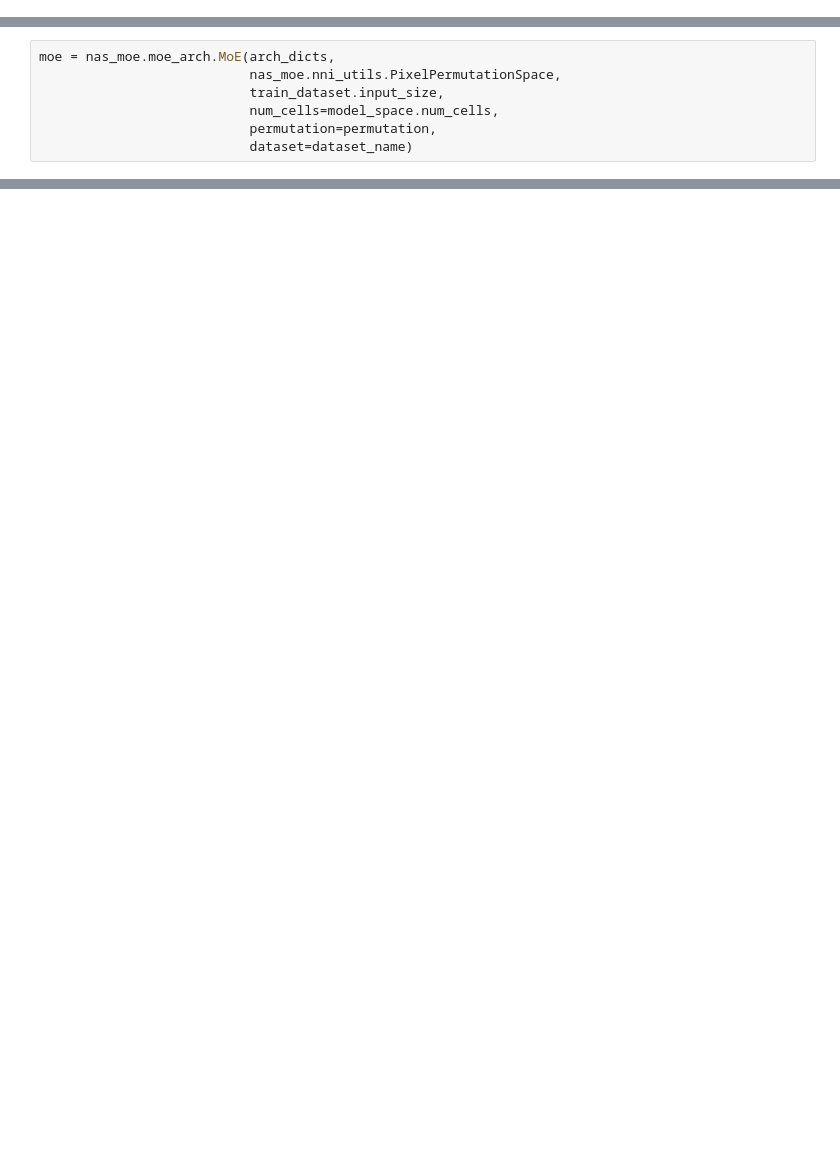
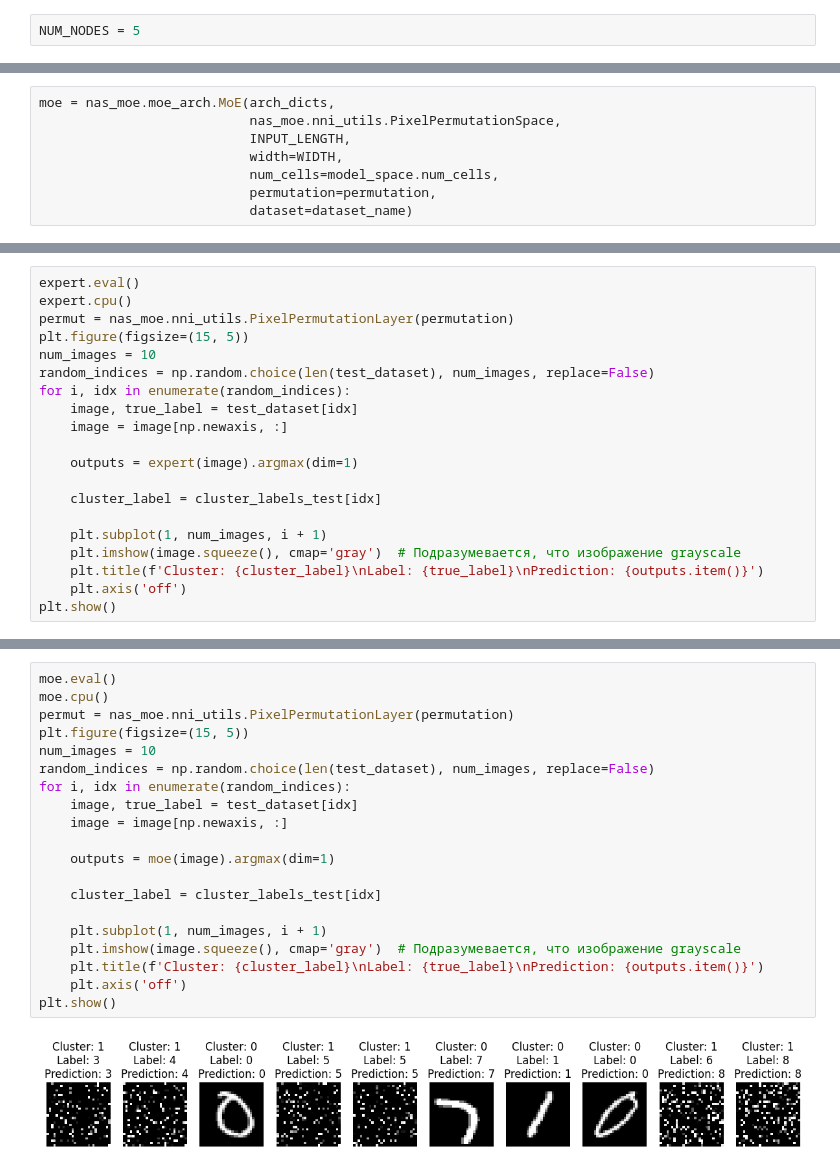
Before and after one commit to intsystems/nas-for-moe, a Jupyter notebook: code/main.ipynb, the cells around one changed output, grey strips where cells are left out. Saved outputs shown, nothing was run; the diff lists cells and outputs as text; blank space fills up the shorter version.

```diff
--- a/code/main.ipynb
+++ b/code/main.ipynb
@@ -73,0 +153,2 @@ train_loader = DataLoader(
+# %%
+NUM_NODES = 5
@@ -74,7 +185,8 @@ train_loader = DataLoader(
 # %%
 moe = nas_moe.moe_arch.MoE(arch_dicts,
                            nas_moe.nni_utils.PixelPermutationSpace,
-                           train_dataset.input_size,
+                           INPUT_LENGTH,
+                           width=WIDTH,
                            num_cells=model_space.num_cells,
                            permutation=permutation,
                            dataset=dataset_name)
@@ -129,0 +280,20 @@ np.float64(32.0)
+# %%
+expert.eval()
+expert.cpu()
+permut = nas_moe.nni_utils.PixelPermutationLayer(permutation)
+plt.figure(figsize=(15, 5))
+num_images = 10
+random_indices = np.random.choice(len(test_dataset), num_images, replace=False)
+for i, idx in enumerate(random_indices):
+    image, true_label = test_dataset[idx]
+    image = image[np.newaxis, :]
+
+    outputs = expert(image).argmax(dim=1)
+
+    cluster_label = cluster_labels_test[idx]
+
+    plt.subplot(1, num_images, i + 1)
+    plt.imshow(image.squeeze(), cmap='gray')  # Подразумевается, что изображение grayscale
+    plt.title(f'Cluster: {cluster_label}\nLabel: {true_label}\nPrediction: {outputs.item()}')
+    plt.axis('off')
+plt.show()
@@ -129,0 +304,22 @@ np.float64(32.0)
+# %%
+moe.eval()
+moe.cpu()
+permut = nas_moe.nni_utils.PixelPermutationLayer(permutation)
+plt.figure(figsize=(15, 5))
+num_images = 10
+random_indices = np.random.choice(len(test_dataset), num_images, replace=False)
+for i, idx in enumerate(random_indices):
+    image, true_label = test_dataset[idx]
+    image = image[np.newaxis, :]
+
+    outputs = moe(image).argmax(dim=1)
+
+    cluster_label = cluster_labels_test[idx]
+
+    plt.subplot(1, num_images, i + 1)
+    plt.imshow(image.squeeze(), cmap='gray')  # Подразумевается, что изображение grayscale
+    plt.title(f'Cluster: {cluster_label}\nLabel: {true_label}\nPrediction: {outputs.item()}')
+    plt.axis('off')
+plt.show()
+# %% [output]
+[figure, added]
```
Also changed, not shown: parts of 30 cells of this notebook, 5 other files.
